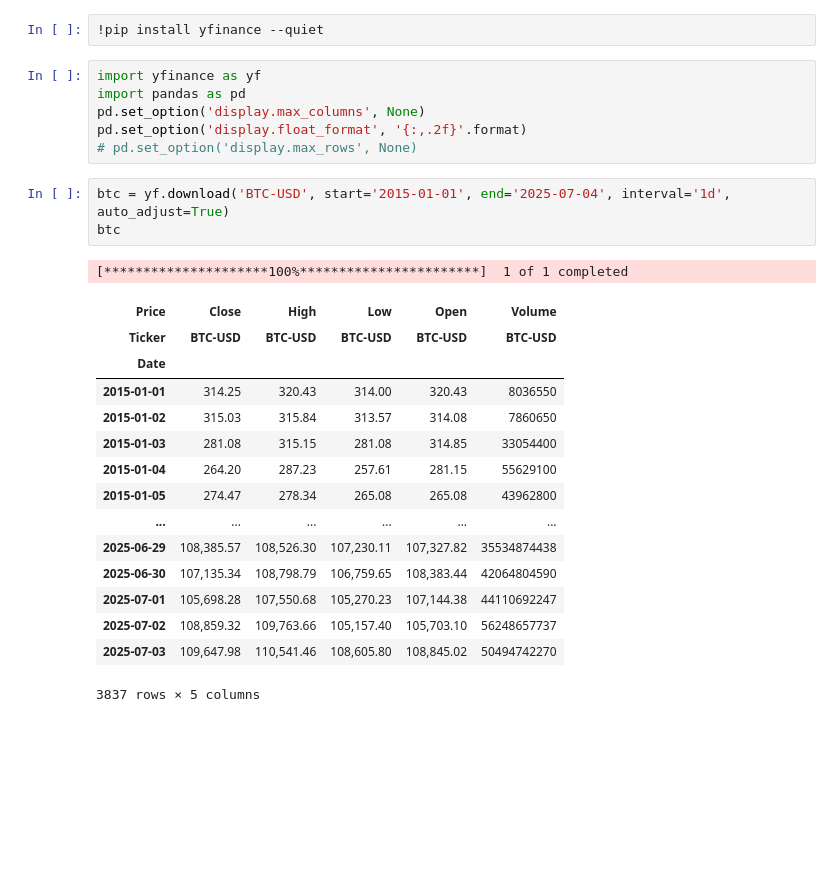
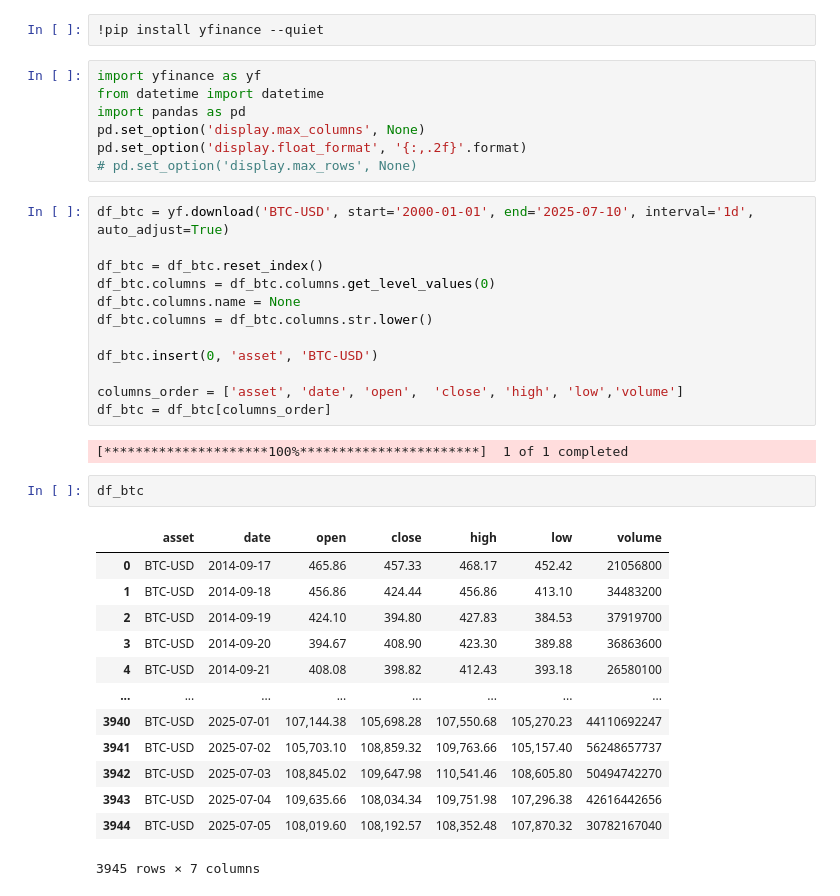
Before and after one commit to alexandergribenchenko/Data_Science_Finanzas, a Jupyter notebook: DS_FIN_02_Mercados.ipynb, the cells around one changed output. Saved outputs shown, nothing was run; the diff lists cells and outputs as text; blank space fills up the shorter version.

```diff
--- a/DS_FIN_02_Mercados.ipynb
+++ b/DS_FIN_02_Mercados.ipynb
@@ -4,27 +4,38 @@
 !pip install yfinance --quiet
 # %%
 import yfinance as yf
+from datetime import datetime
 import pandas as pd
 pd.set_option('display.max_columns', None)
 pd.set_option('display.float_format', '{:,.2f}'.format)
 # pd.set_option('display.max_rows', None)
-# %%
-btc = yf.download('BTC-USD', start='2015-01-01', end='2025-07-04', interval='1d', auto_adjust=True)
-btc
-# %% [output]
-[*********************100%***********************]  1 of 1 completed
-| Price | Close | High | Low | Open | Volume |
-| Ticker | BTC-USD | BTC-USD | BTC-USD | BTC-USD | BTC-USD |
-| Date |  |  |  |  |  |
-| 2015-01-01 | 314.25 | 320.43 | 314.00 | 320.43 | 8036550 |
-| 2015-01-02 | 315.03 | 315.84 | 313.57 | 314.08 | 7860650 |
-| 2015-01-03 | 281.08 | 315.15 | 281.08 | 314.85 | 33054400 |
-| 2015-01-04 | 264.20 | 287.23 | 257.61 | 281.15 | 55629100 |
-| 2015-01-05 | 274.47 | 278.34 | 265.08 | 265.08 | 43962800 |
-| ... | ... | ... | ... | ... | ... |
-| 2025-06-29 | 108,385.57 | 108,526.30 | 107,230.11 | 107,327.82 | 35534874438 |
-| 2025-06-30 | 107,135.34 | 108,798.79 | 106,759.65 | 108,383.44 | 42064804590 |
-| 2025-07-01 | 105,698.28 | 107,550.68 | 105,270.23 | 107,144.38 | 44110692247 |
-| 2025-07-02 | 108,859.32 | 109,763.66 | 105,157.40 | 105,703.10 | 56248657737 |
-| 2025-07-03 | 109,647.98 | 110,541.46 | 108,605.80 | 108,845.02 | 50494742270 |
-3837 rows × 5 columns
+# %%
+df_btc = yf.download('BTC-USD', start='2000-01-01', end='2025-07-10', interval='1d', auto_adjust=True)
+
+df_btc = df_btc.reset_index()
+df_btc.columns = df_btc.columns.get_level_values(0)
+df_btc.columns.name = None
+df_btc.columns = df_btc.columns.str.lower()
+
+df_btc.insert(0, 'asset', 'BTC-USD')
+
+columns_order = ['asset', 'date', 'open',  'close', 'high', 'low','volume']
+df_btc = df_btc[columns_order]
+# %% [output]
+[*********************100%***********************]  1 of 1 completed
+# %%
+df_btc
+# %% [output]
+|  | asset | date | open | close | high | low | volume |
+| 0 | BTC-USD | 2014-09-17 | 465.86 | 457.33 | 468.17 | 452.42 | 21056800 |
+| 1 | BTC-USD | 2014-09-18 | 456.86 | 424.44 | 456.86 | 413.10 | 34483200 |
+| 2 | BTC-USD | 2014-09-19 | 424.10 | 394.80 | 427.83 | 384.53 | 37919700 |
+| 3 | BTC-USD | 2014-09-20 | 394.67 | 408.90 | 423.30 | 389.88 | 36863600 |
+| 4 | BTC-USD | 2014-09-21 | 408.08 | 398.82 | 412.43 | 393.18 | 26580100 |
+| ... | ... | ... | ... | ... | ... | ... | ... |
+| 3940 | BTC-USD | 2025-07-01 | 107,144.38 | 105,698.28 | 107,550.68 | 105,270.23 | 44110692247 |
+| 3941 | BTC-USD | 2025-07-02 | 105,703.10 | 108,859.32 | 109,763.66 | 105,157.40 | 56248657737 |
+| 3942 | BTC-USD | 2025-07-03 | 108,845.02 | 109,647.98 | 110,541.46 | 108,605.80 | 50494742270 |
+| 3943 | BTC-USD | 2025-07-04 | 109,635.66 | 108,034.34 | 109,751.98 | 107,296.38 | 42616442656 |
+| 3944 | BTC-USD | 2025-07-05 | 108,019.60 | 108,192.57 | 108,352.48 | 107,870.32 | 30782167040 |
+3945 rows × 7 columns
```
Also changed, not shown: parts of 4 cells of this notebook.
